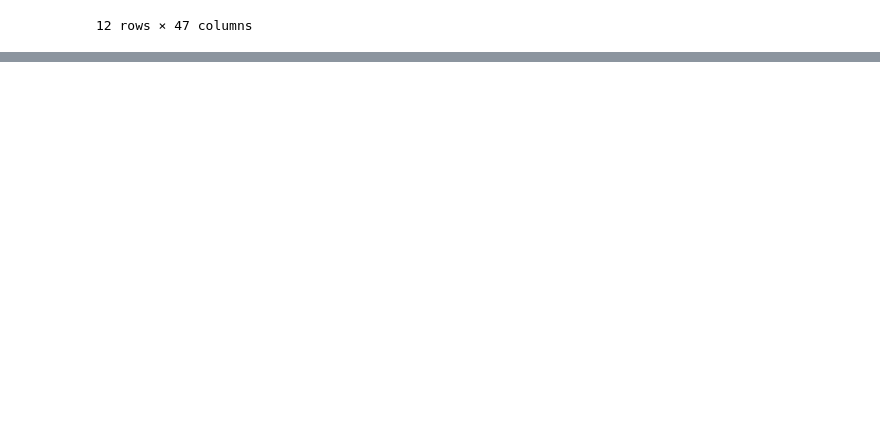
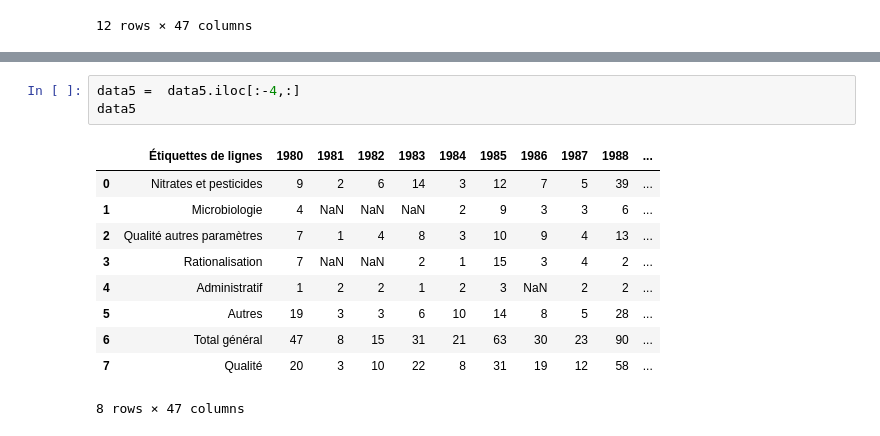
Before and after one commit to Claire540/Mid_project, a Jupyter notebook: notebooks/Project_Water_in_France.ipynb, the cells around one changed output, grey strips where cells are left out. Drawn from its saved outputs; the diff is of its cells as text; blank space fills up the shorter version.

```diff
--- a/notebooks/Project_Water_in_France.ipynb
+++ b/notebooks/Project_Water_in_France.ipynb
@@ -223,0 +159,14 @@ data5_copy
+# %%
+data5 =  data5.iloc[:-4,:]
+data5
+# %% [output]
+|  | Étiquettes de lignes | 1980 | 1981 | 1982 | 1983 | 1984 | 1985 | 1986 | 1987 | 1988 | ... |
+| 0 | Nitrates et pesticides | 9 | 2 | 6 | 14 | 3 | 12 | 7 | 5 | 39 | ... |
+| 1 | Microbiologie | 4 | NaN | NaN | NaN | 2 | 9 | 3 | 3 | 6 | ... |
+| 2 | Qualité autres paramètres | 7 | 1 | 4 | 8 | 3 | 10 | 9 | 4 | 13 | ... |
+| 3 | Rationalisation | 7 | NaN | NaN | 2 | 1 | 15 | 3 | 4 | 2 | ... |
+| 4 | Administratif | 1 | 2 | 2 | 1 | 2 | 3 | NaN | 2 | 2 | ... |
+| 5 | Autres | 19 | 3 | 3 | 6 | 10 | 14 | 8 | 5 | 28 | ... |
+| 6 | Total général | 47 | 8 | 15 | 31 | 21 | 63 | 30 | 23 | 90 | ... |
+| 7 | Qualité | 20 | 3 | 10 | 22 | 8 | 31 | 19 | 12 | 58 | ... |
+8 rows × 47 columns
```
Also changed, not shown: parts of 34 cells of this notebook.
